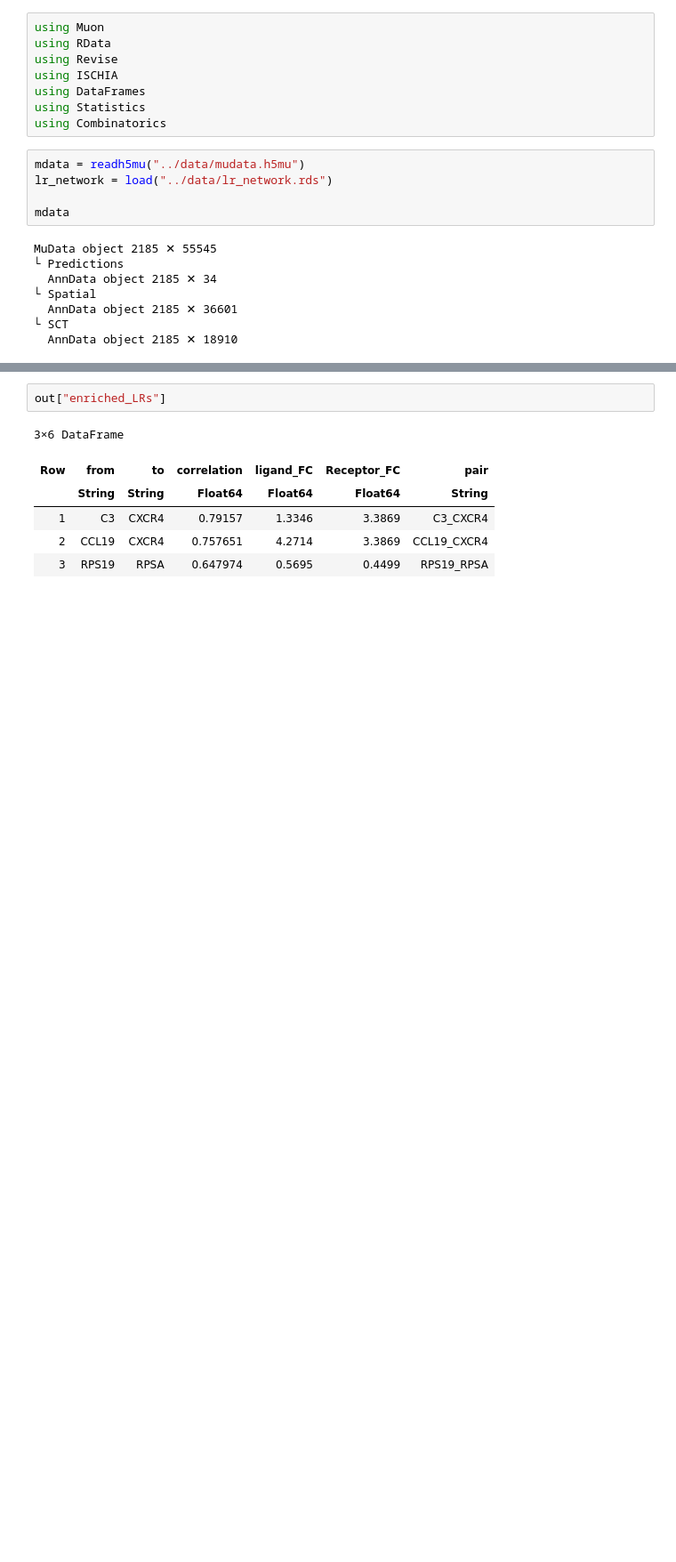
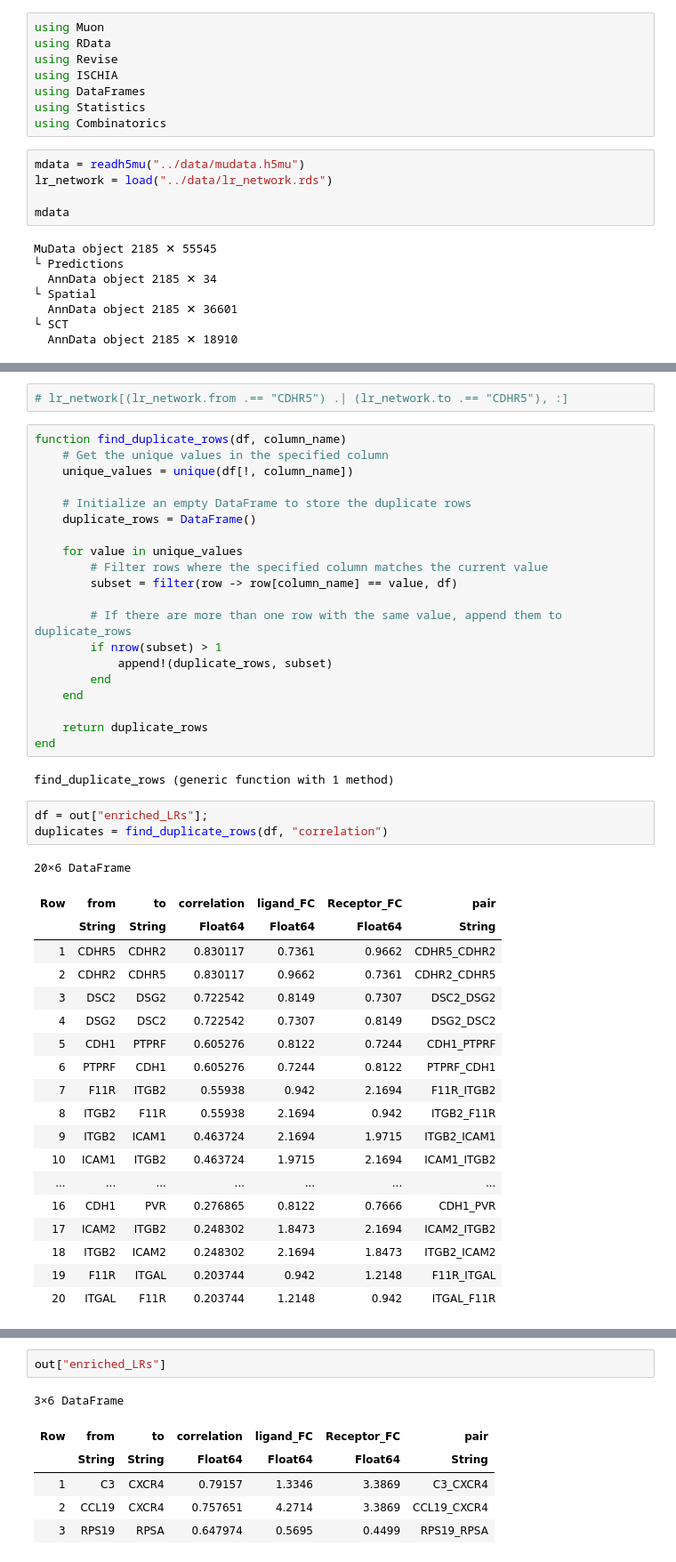
Before and after one commit to aadimator/ISCHIA.jl, a Jupyter notebook: notebooks/benchmarking.ipynb, the cells around one changed output, grey strips where cells are left out. Shown at 89% size. Drawn from its saved outputs; the diff is of its cells as text; blank space fills up the shorter version.

```diff
--- a/notebooks/benchmarking.ipynb
+++ b/notebooks/benchmarking.ipynb
@@ -116,0 +204,47 @@ Dict{String, Any} with 2 entries:
+# %%
+# lr_network[(lr_network.from .== "CDHR5") .| (lr_network.to .== "CDHR5"), :]
+# %%
+function find_duplicate_rows(df, column_name)
+    # Get the unique values in the specified column
+    unique_values = unique(df[!, column_name])
+
+    # Initialize an empty DataFrame to store the duplicate rows
+    duplicate_rows = DataFrame()
+
+    for value in unique_values
+        # Filter rows where the specified column matches the current value
+        subset = filter(row -> row[column_name] == value, df)
+
+        # If there are more than one row with the same value, append them to duplicate_rows
+        if nrow(subset) > 1
+            append!(duplicate_rows, subset)
+        end
+    end
+
+    return duplicate_rows
+end
+# %% [output]
+find_duplicate_rows (generic function with 1 method)
+# %%
+df = out["enriched_LRs"];
+duplicates = find_duplicate_rows(df, "correlation")
+# %% [output]
+20×6 DataFrame
+| Row | from | to | correlation | ligand_FC | Receptor_FC | pair |
+|  | String | String | Float64 | Float64 | Float64 | String |
+| 1 | CDHR5 | CDHR2 | 0.830117 | 0.7361 | 0.9662 | CDHR5_CDHR2 |
+| 2 | CDHR2 | CDHR5 | 0.830117 | 0.9662 | 0.7361 | CDHR2_CDHR5 |
+| 3 | DSC2 | DSG2 | 0.722542 | 0.8149 | 0.7307 | DSC2_DSG2 |
+| 4 | DSG2 | DSC2 | 0.722542 | 0.7307 | 0.8149 | DSG2_DSC2 |
+| 5 | CDH1 | PTPRF | 0.605276 | 0.8122 | 0.7244 | CDH1_PTPRF |
+| 6 | PTPRF | CDH1 | 0.605276 | 0.7244 | 0.8122 | PTPRF_CDH1 |
+| 7 | F11R | ITGB2 | 0.55938 | 0.942 | 2.1694 | F11R_ITGB2 |
+| 8 | ITGB2 | F11R | 0.55938 | 2.1694 | 0.942 | ITGB2_F11R |
+| 9 | ITGB2 | ICAM1 | 0.463724 | 2.1694 | 1.9715 | ITGB2_ICAM1 |
+| 10 | ICAM1 | ITGB2 | 0.463724 | 1.9715 | 2.1694 | ICAM1_ITGB2 |
+| ... | ... | ... | ... | ... | ... | ... |
+| 16 | CDH1 | PVR | 0.276865 | 0.8122 | 0.7666 | CDH1_PVR |
+| 17 | ICAM2 | ITGB2 | 0.248302 | 1.8473 | 2.1694 | ICAM2_ITGB2 |
+| 18 | ITGB2 | ICAM2 | 0.248302 | 2.1694 | 1.8473 | ITGB2_ICAM2 |
+| 19 | F11R | ITGAL | 0.203744 | 0.942 | 1.2148 | F11R_ITGAL |
+| 20 | ITGAL | F11R | 0.203744 | 1.2148 | 0.942 | ITGAL_F11R |
```
Also changed, not shown: parts of 13 cells of this notebook, 6 other files.
